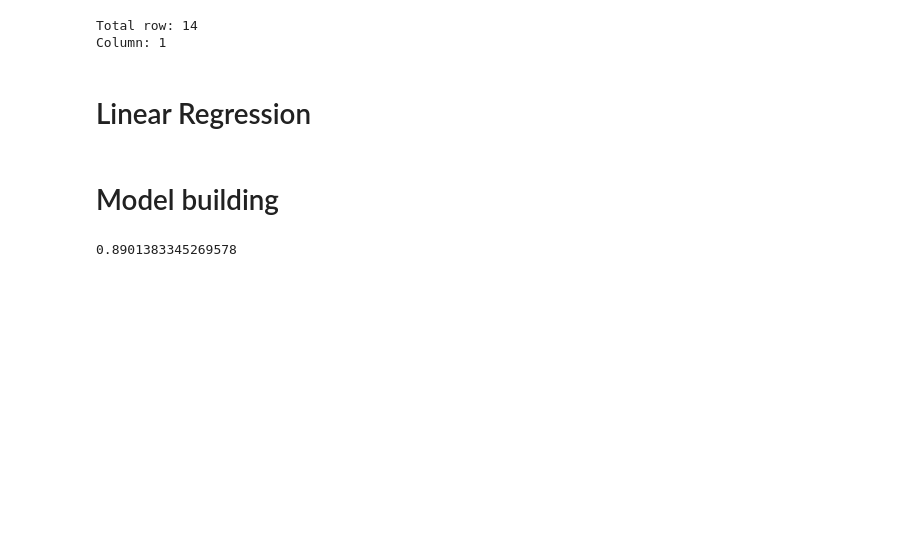
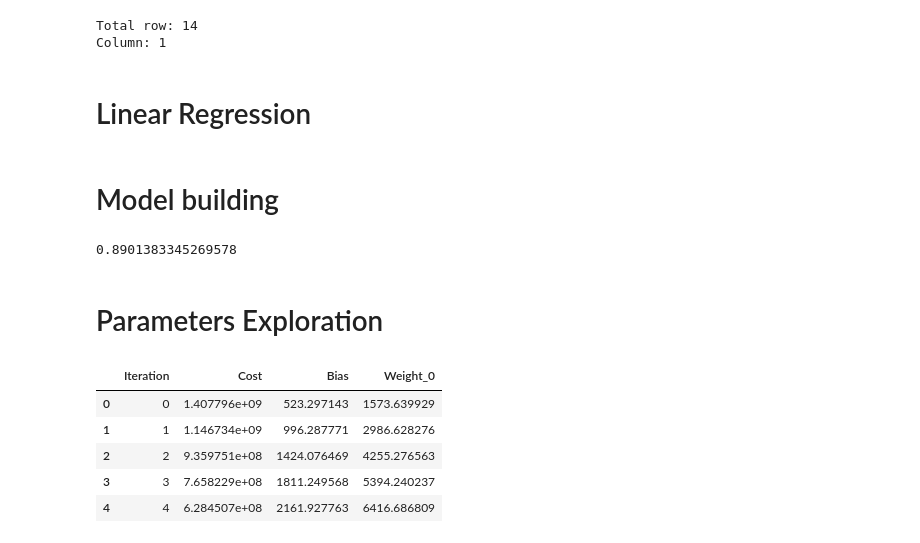
Before and after one commit to xahid007/Machine-Learning, a Jupyter notebook: Linear Models/multivariate-linear-regression.ipynb, the cells around one changed output. Drawn from its saved outputs; the diff is of its cells as text; code cells hidden in the pictures; blank space fills up the shorter version.

```diff
--- a/Linear Models/multivariate-linear-regression.ipynb
+++ b/Linear Models/multivariate-linear-regression.ipynb
@@ -185,3 +187,32 @@ lr.evaluate(y_predicted,y_test)
 lr.r_squared(y_predicted,y_test)
 # %% [output]
 0.8901383345269578
+# %% [markdown]
+# Parameters Exploration
+# %%
+data = []
+for i in range(len(J_history)):
+    # Initialize iteration data with iteration number, cost, and bias
+    iteration_data = {
+        'Iteration': i,
+        'Cost': J_history[i],
+        'Bias': B_history[i],
+    }
+
+    # Dynamically add each weight to the iteration data
+    for weight_index, weight_value in enumerate(W_history[i]):
+        iteration_data[f'Weight_{weight_index}'] = weight_value
+
+    # Append the iteration data to the overall data list
+    data.append(iteration_data)
+df_parameters = pd.DataFrame(data)
+
+# Display the first few rows of the dataframe to check
+df_parameters.head()
+# %% [output]
+|  | Iteration | Cost | Bias | Weight_0 |
+| 0 | 0 | 1.407796e+09 | 523.297143 | 1573.639929 |
+| 1 | 1 | 1.146734e+09 | 996.287771 | 2986.628276 |
+| 2 | 2 | 9.359751e+08 | 1424.076469 | 4255.276563 |
+| 3 | 3 | 7.658229e+08 | 1811.249568 | 5394.240237 |
+| 4 | 4 | 6.284507e+08 | 2161.927763 | 6416.686809 |
```
Also changed, not shown: parts of 2 cells of this notebook.
